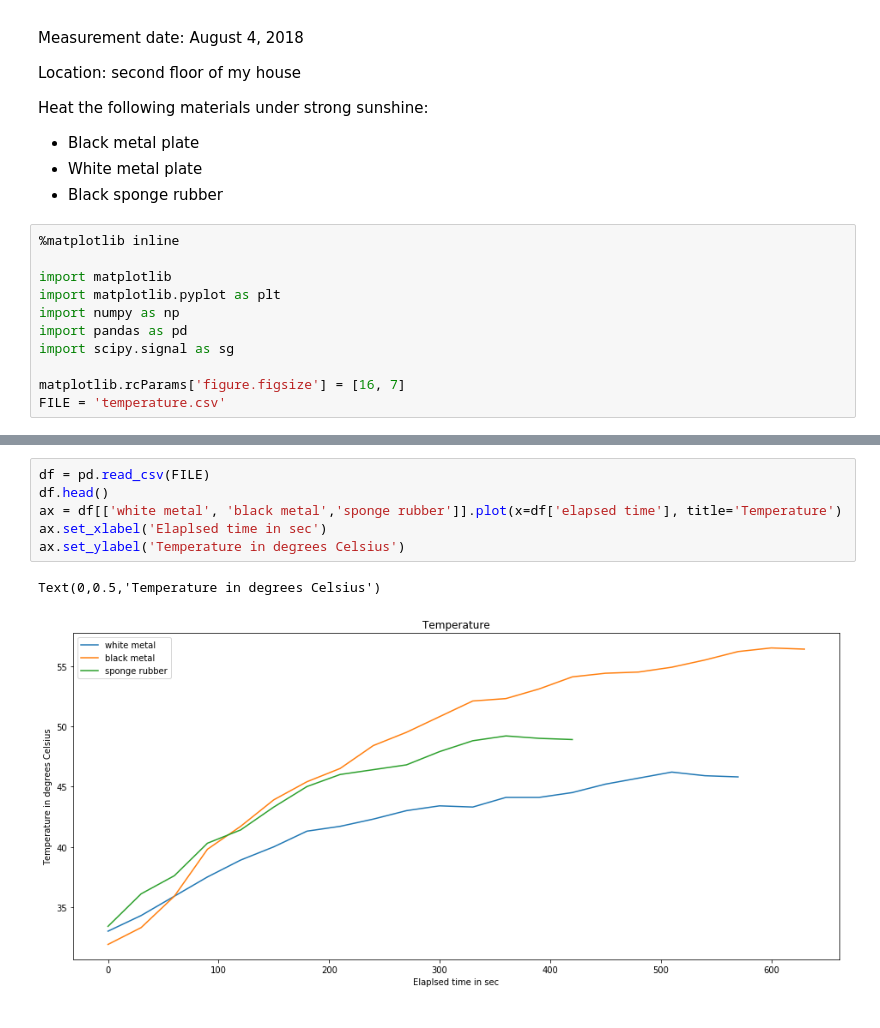
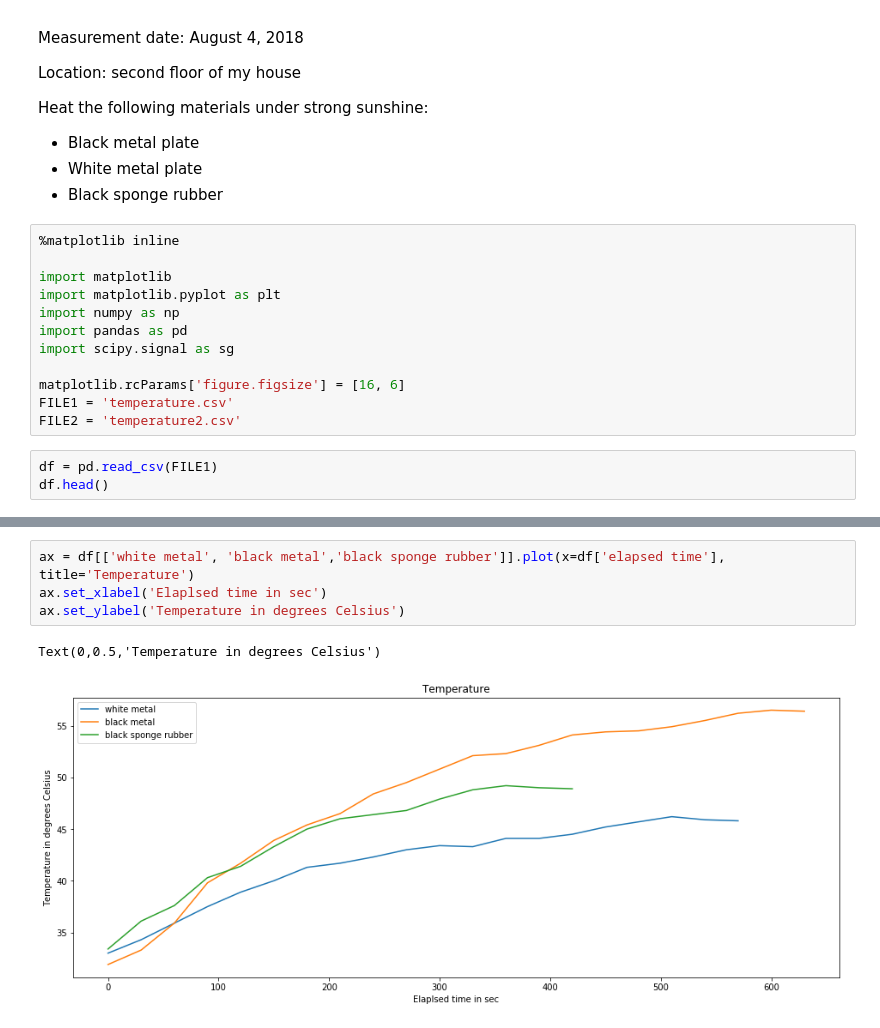
Before and after one commit to araobp/pic-mcu, a Jupyter notebook: misc/Temperature.ipynb, the cells around one changed output, grey strips where cells are left out. Drawn from its saved outputs; the diff is of its cells as text.

```diff
--- a/misc/Temperature.ipynb
+++ b/misc/Temperature.ipynb
@@ -18,5 +18,9 @@ import numpy as np
 import pandas as pd
 import scipy.signal as sg
 
-matplotlib.rcParams['figure.figsize'] = [16, 7]
-FILE = 'temperature.csv'
+matplotlib.rcParams['figure.figsize'] = [16, 6]
+FILE1 = 'temperature.csv'
+FILE2 = 'temperature2.csv'
+# %%
+df = pd.read_csv(FILE1)
+df.head()
@@ -23,9 +34,7 @@ FILE = 'temperature.csv'
 # %%
-df = pd.read_csv(FILE)
-df.head()
-ax = df[['white metal', 'black metal','sponge rubber']].plot(x=df['elapsed time'], title='Temperature')
+ax = df[['white metal', 'black metal','black sponge rubber']].plot(x=df['elapsed time'], title='Temperature')
 ax.set_xlabel('Elaplsed time in sec')
 ax.set_ylabel('Temperature in degrees Celsius')
 # %% [output]
 Text(0,0.5,'Temperature in degrees Celsius')
-[figure, old version]
+[figure, new version]
```
Also changed, not shown: parts of 3 cells of this notebook, 2 other files.
